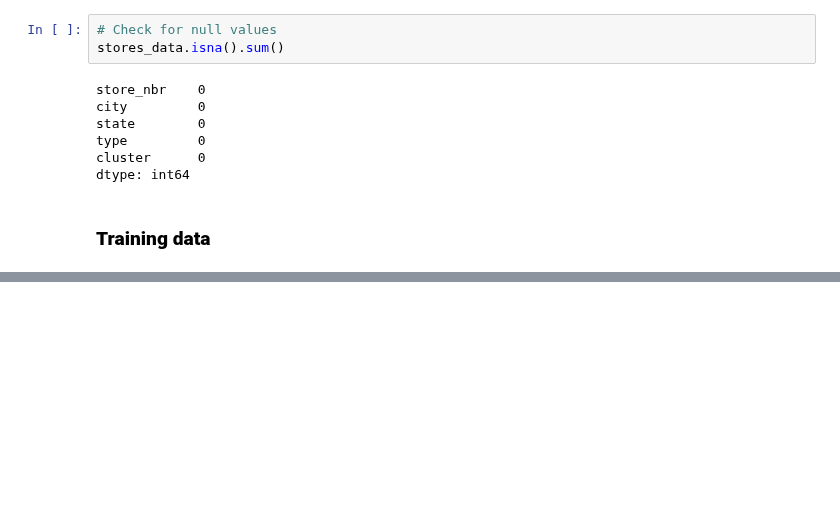
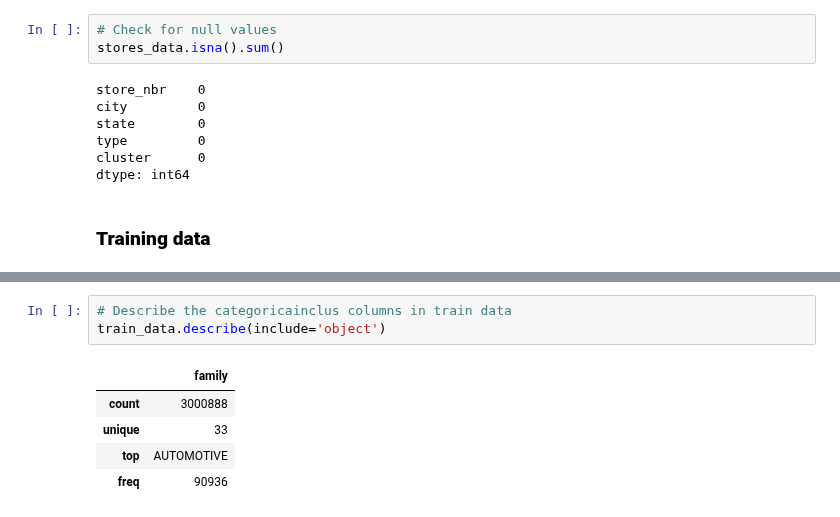
Before and after one commit to murithidenisgitobu/Time-Series-Regression-Analysis-Corporation-Favorita-, a Jupyter notebook: Time Series Regression Analysis - Corporation Favorita.ipynb, the cells around one changed output, grey strips where cells are left out. Saved outputs shown, nothing was run; the diff lists cells and outputs as text; blank space fills up the shorter version.

```diff
--- a/Time Series Regression Analysis - Corporation Favorita.ipynb
+++ b/Time Series Regression Analysis - Corporation Favorita.ipynb
@@ -393,0 +445,9 @@ dtype: int64
+# %%
+# Describe the categoricainclus columns in train data
+train_data.describe(include='object')
+# %% [output]
+|  | family |
+| count | 3000888 |
+| unique | 33 |
+| top | AUTOMOTIVE |
+| freq | 90936 |
```
Also changed, not shown: parts of 9 cells of this notebook.
